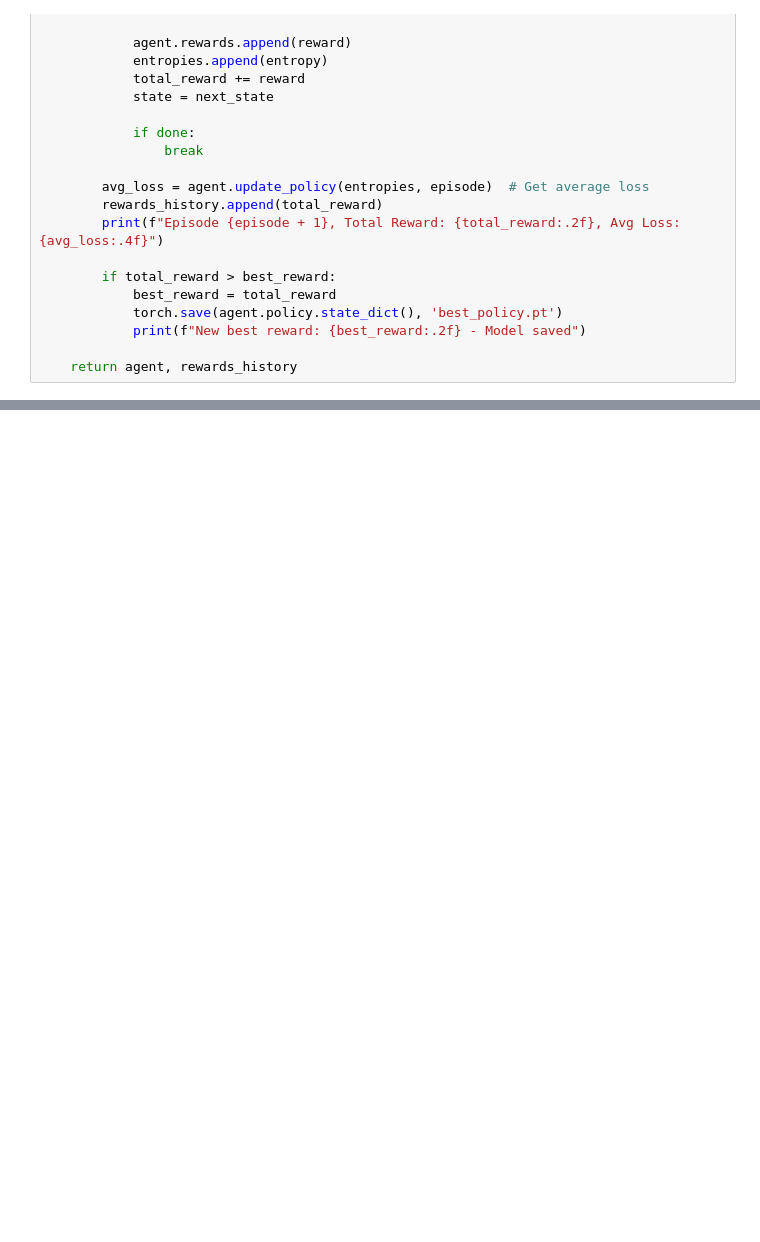
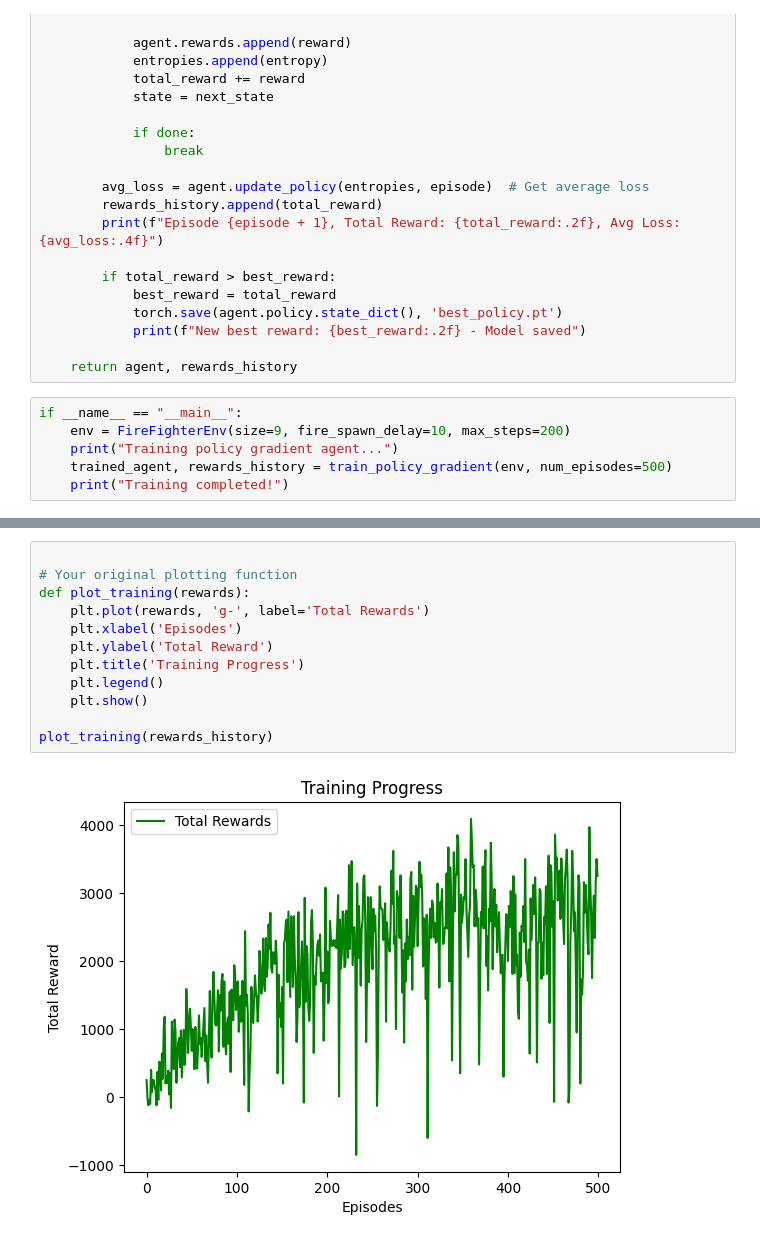
Before and after one commit to horiaahmed/RL-FireFighter-, a Jupyter notebook: Policy_gredientt.ipynb, the cells around one changed output, grey strips where cells are left out. Cells and saved outputs as stored; diff of their text form; blank space fills up the shorter version.

Commit message:
Update with train

```diff
--- a/Policy_gredientt.ipynb
+++ b/Policy_gredientt.ipynb
@@ -128,3 +128,9 @@ def train_policy_gradient(env, num_episodes=500, max_steps=200):
             print(f"New best reward: {best_reward:.2f} - Model saved")
 
     return agent, rewards_history
+# %%
+if __name__ == "__main__":
+    env = FireFighterEnv(size=9, fire_spawn_delay=10, max_steps=200)
+    print("Training policy gradient agent...")
+    trained_agent, rewards_history = train_policy_gradient(env, num_episodes=500)
+    print("Training completed!")
@@ -130,0 +155,14 @@ def train_policy_gradient(env, num_episodes=500, max_steps=200):
+# %%
+
+# Your original plotting function
+def plot_training(rewards):
+    plt.plot(rewards, 'g-', label='Total Rewards')
+    plt.xlabel('Episodes')
+    plt.ylabel('Total Reward')
+    plt.title('Training Progress')
+    plt.legend()
+    plt.show()
+
+plot_training(rewards_history)
+# %% [output]
+[figure, added]
```
Also changed, not shown: parts of 1 cell of this notebook.
